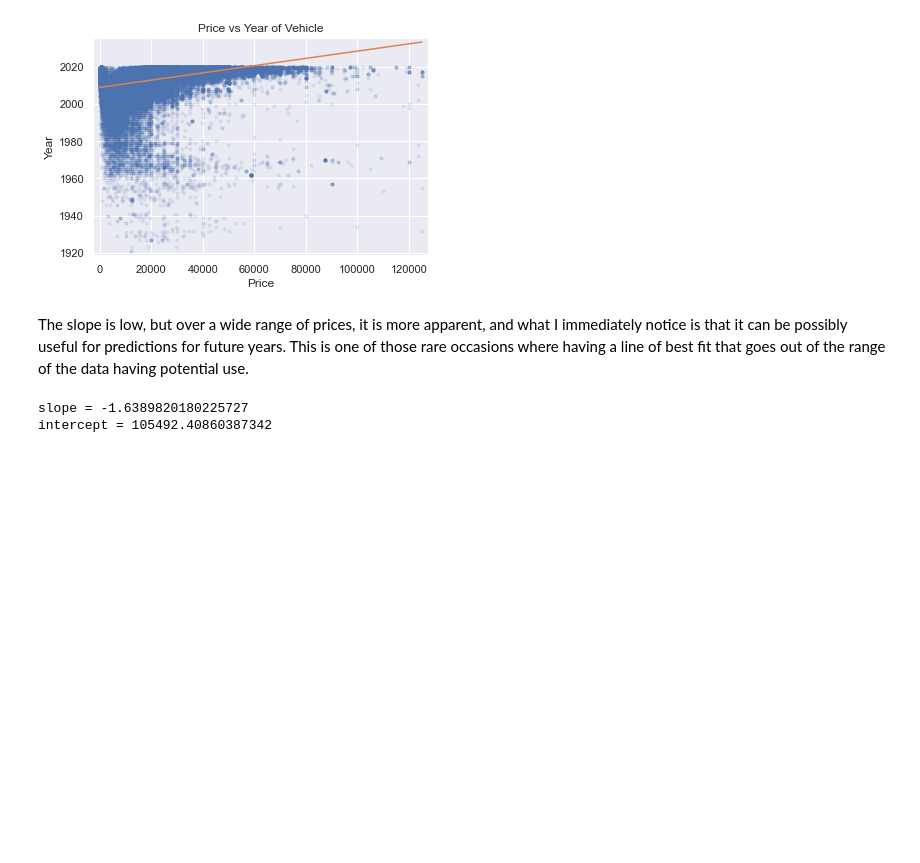
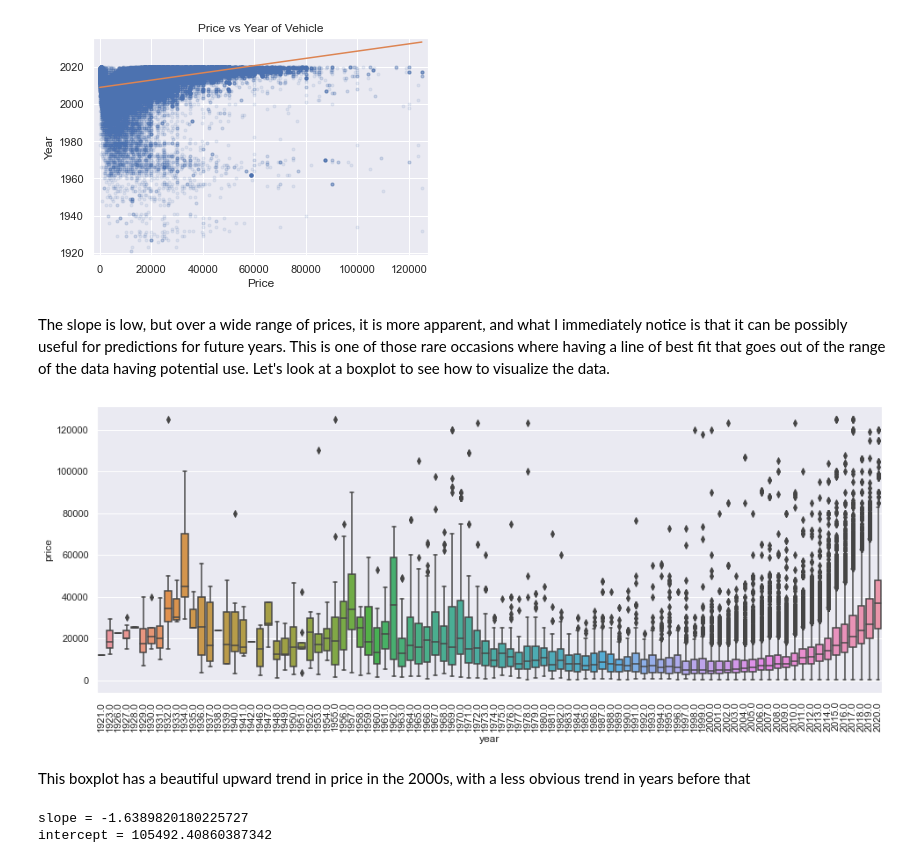
Before and after one commit to dawgtree/CapstoneTwoProject, a Jupyter notebook: 2nd_Capstone_EDA.ipynb, the cells around one changed output. Saved outputs shown, nothing was run; the diff lists cells and outputs as text; code cells hidden in the pictures; blank space fills up the shorter version.

Commit message:
Added boxplots and correct pvalues

```diff
--- a/2nd_Capstone_EDA.ipynb
+++ b/2nd_Capstone_EDA.ipynb
@@ -364,7 +365,15 @@ slope = 0.00019459870384816558
 intercept = 2008.867907225622
 [figure]
 # %% [markdown]
-The slope is low, but over a wide range of prices, it is more apparent, and what I immediately notice is that it can be possibly useful for predictions for future years.  This is one of those rare occasions where having a line of best fit that goes out of the range of the data having potential use.
+The slope is low, but over a wide range of prices, it is more apparent, and what I immediately notice is that it can be possibly useful for predictions for future years.  This is one of those rare occasions where having a line of best fit that goes out of the range of the data having potential use.  Let's look at a boxplot to see how to visualize the data.
+# %%
+plt.figure(figsize=(16, 6))
+plt.xticks(rotation=90)
+price_year = sns.boxplot(x='year',y='price', data=cars)
+# %% [output]
+[figure, added]
+# %% [markdown]
+This boxplot has a beautiful upward trend in price in the 2000s, with a less obvious trend in years before that
 # %%
 plt.plot(cars['price'],cars['odometer'], marker = '.', linestyle='none', alpha=0.1)
 plt.margins(0.02)
```
Also changed, not shown: parts of 56 cells of this notebook.
